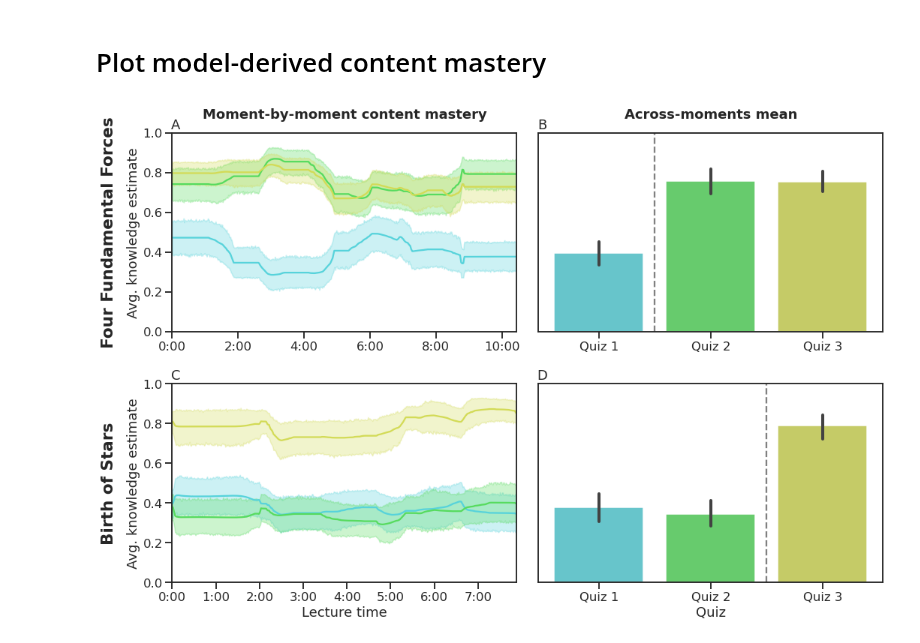
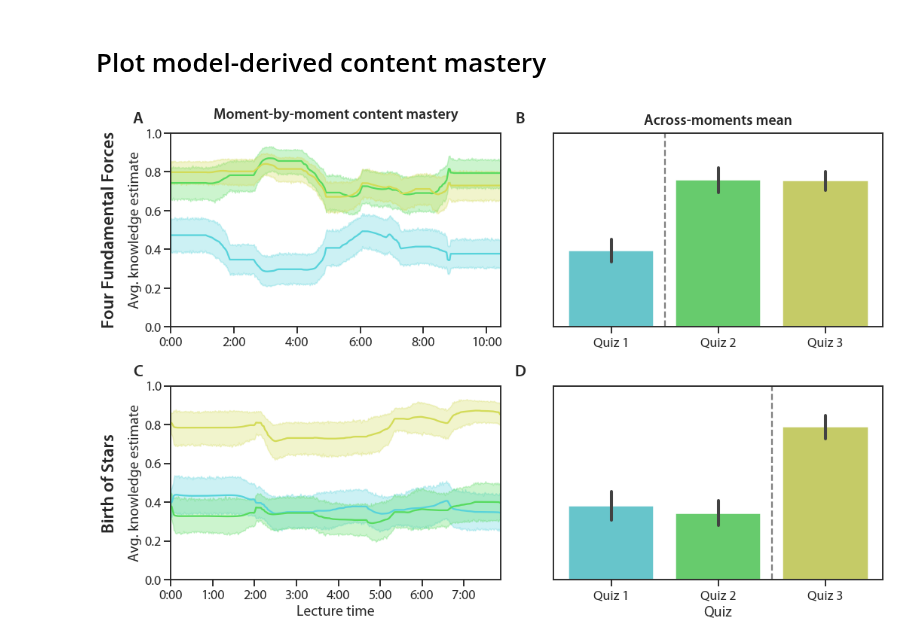
Before and after one commit to ContextLab/efficient-learning-khan, a Jupyter notebook: code/notebooks/3_reconstructing-knowledge.ipynb, the cells around one changed output. Drawn from its saved outputs; the diff is of its cells as text; code cells hidden in the pictures.

```diff
--- a/code/notebooks/3_reconstructing-knowledge.ipynb
+++ b/code/notebooks/3_reconstructing-knowledge.ipynb
@@ -110,10 +111,11 @@ ff_traces = np.swapaxes(traces['forces'], 1, 2)
 bos_traces = np.swapaxes(traces['bos'], 1, 2)
 # %%
 with (
-    sns.plotting_context('talk'),
+    sns.plotting_context('talk', font_scale=1.1),
     sns.axes_style('ticks'),
     sns.color_palette(np.array(sns.hls_palette())[[3, 2, 1]])
 ):
+    set_figure_style()
     fig, axarr = plt.subplots(2, 2, sharey=True)
     fig.set_size_inches(15, 10)
     ((a, b),
@@ -130,12 +132,12 @@ with (
     a.set_ylabel('Avg. knowledge estimate')
     a.set_xticks(range(0, ff_traces.shape[1], 120),
                  [f'{i//60}:00' for i in range(0, ff_traces.shape[1], 120)])
-    a.set_title('Moment-by-moment content mastery', y=1.05, fontweight='bold')
+    a.set_title('Moment-by-moment content mastery', y=1.05, fontweight='semibold')
     a.annotate('Four Fundamental Forces',
                xy=(-.75, .5),
                xycoords=a.yaxis.label,
                size='large',
-               fontweight='bold',
+               fontweight='semibold',
                rotation=90,
                ha='right',
                va='center')
@@ -145,7 +147,7 @@ with (
     b.set_xticklabels(['Quiz 1', 'Quiz 2', 'Quiz 3'])
     b.set_ylim(0, 1)
     b.tick_params(axis='y', length=0)
-    b.set_title('Across-moments mean', y=1.05, fontweight='bold')
+    b.set_title('Across-moments mean', y=1.02, fontweight='semibold')
     b.vlines(x=.5, ymin=0, ymax=1, linestyles='dashed', colors='gray')
 
 
@@ -158,34 +160,38 @@ with (
     c.set_xlim(0, bos_traces.shape[1])
     c.set_ylim(0, 1)
     c.set_xlabel('Lecture time')
     c.set_ylabel('Avg. knowledge estimate')
     c.set_xticks(range(0, bos_traces.shape[1], 60),
                  [f'{i//60}:00' for i in range(0, bos_traces.shape[1], 60)])
     c.annotate('Birth of Stars',
                xy=(-.75, .5),
                xycoords=c.yaxis.label,
                size='large',
-               fontweight='bold',
+               fontweight='semibold',
                rotation=90,
                ha='right',
                va='center')
 
     # across-moments mean
     sns.barplot(data=bos_traces.mean(axis=1).T, ax=d)
     d.set_ylim(0, 1)
     d.set_xlabel('Quiz')
     d.set_xticklabels(['Quiz 1', 'Quiz 2', 'Quiz 3'])
     d.tick_params(axis='y', length=0)
     d.vlines(x=1.5, ymin=0, ymax=1, linestyles='dashed', colors='gray')
 
     # Panel labels
     labels = 'ABCD'
     for i, ax in enumerate((a, b, c, d)):
-        ax.text(0.01, 1.02, labels[i], horizontalalignment='center',
-                transform=ax.transAxes, fontsize=18)
+        ax.text(-0.1, 1.05,
+                labels[i],
+                fontsize=22,
+                fontweight='semibold',
+                horizontalalignment='center',
+                transform=ax.transAxes)
 
     plt.tight_layout()
 #     plt.savefig(FIG_DIR.joinpath('content-mastery.pdf'), bbox_inches='tight')
     plt.show()
 # %% [output]
-[figure, old version]
+[figure, new version]
```
Also changed, not shown: parts of 1 cell of this notebook, 18 other files.
